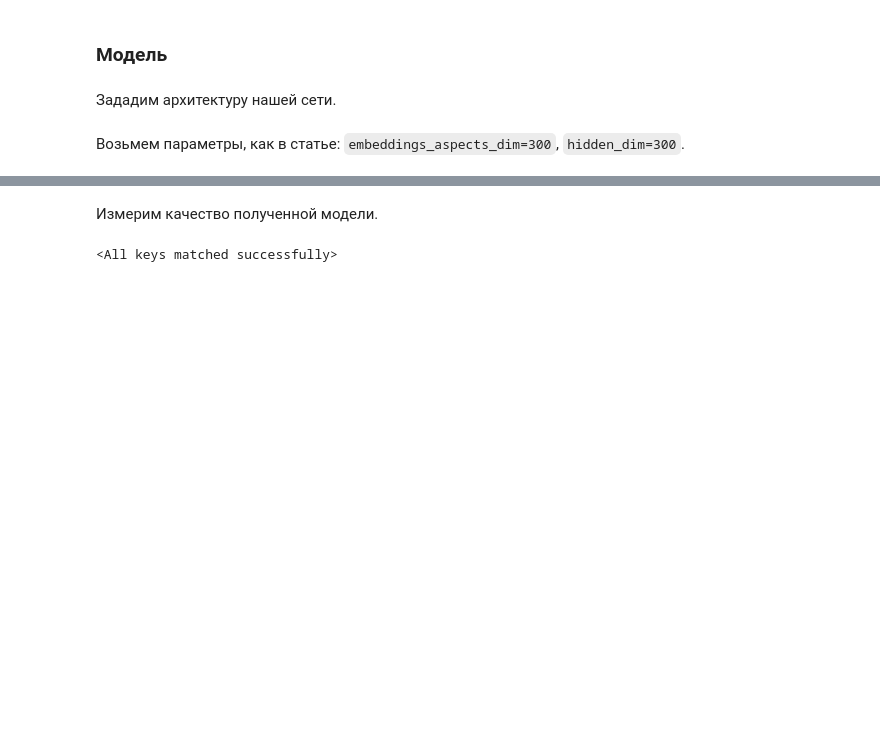
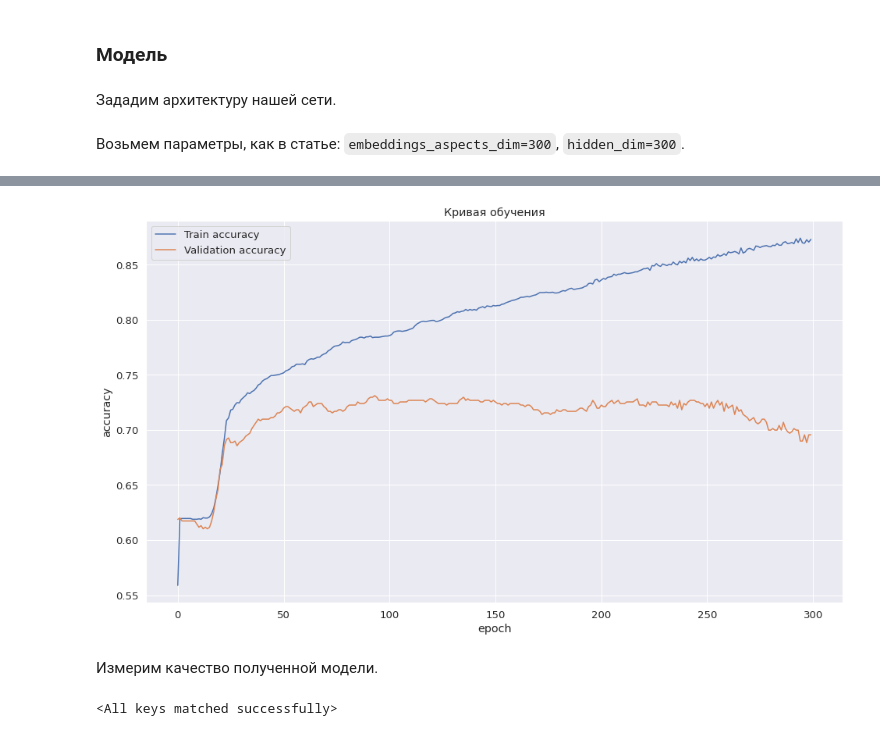
Before and after one commit to deep-nlp-spring-2020/dialog-sent, a Jupyter notebook: notebooks/1_db_ae_lstm.ipynb, the cells around one changed output, grey strips where cells are left out. Saved outputs shown, nothing was run; the diff lists cells and outputs as text; code cells hidden in the pictures; blank space fills up the shorter version.

```diff
--- a/notebooks/1_db_ae_lstm.ipynb
+++ b/notebooks/1_db_ae_lstm.ipynb
@@ -415,3 +508,15 @@ plt.show()
+# %%
+plt.figure(figsize=(16, 9))
+finished_epochs = len(train_losses)
+plt.plot(np.arange(finished_epochs), train_acc, label='Train accuracy')
+plt.plot(np.arange(finished_epochs), val_acc, label='Validation accuracy')
+plt.xlabel('epoch')
+plt.ylabel('accuracy')
+plt.title('Кривая обучения')
+plt.legend()
+plt.show()
+# %% [output]
+[figure, added]
 # %% [markdown]
 Измерим качество полученной модели.
 # %%
```
Also changed, not shown: parts of 26 cells of this notebook.
